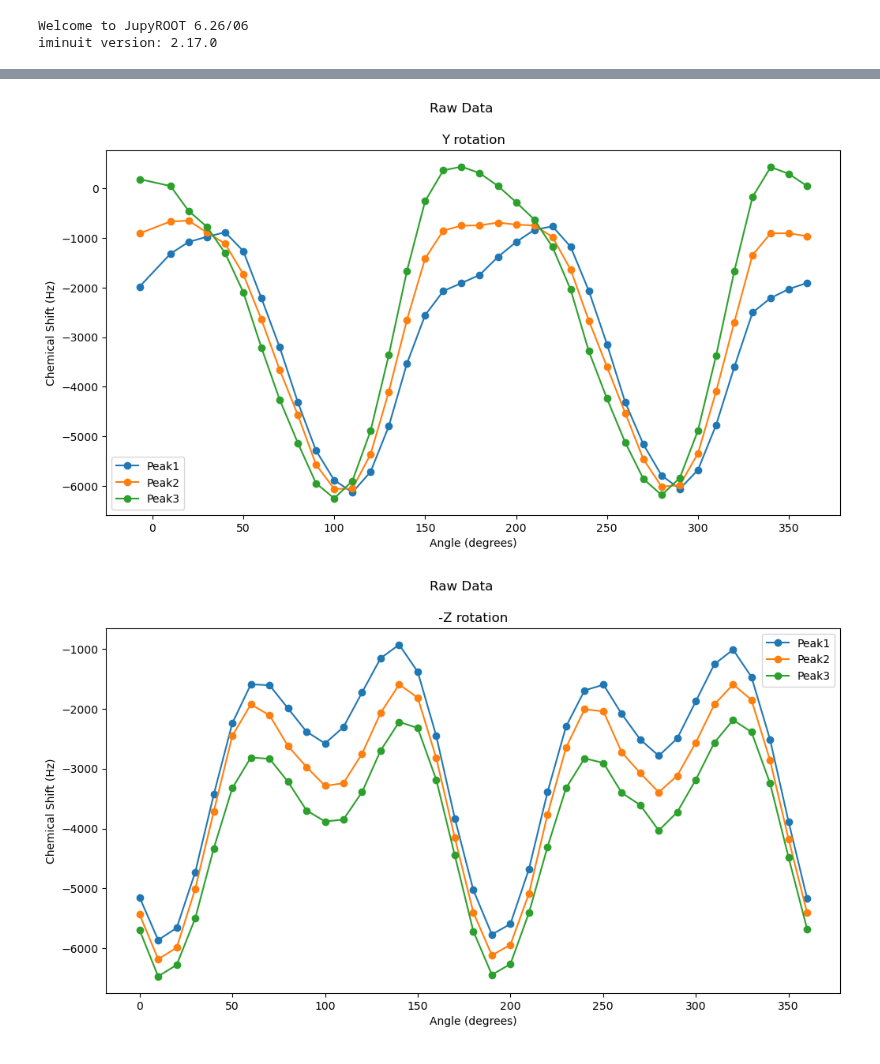
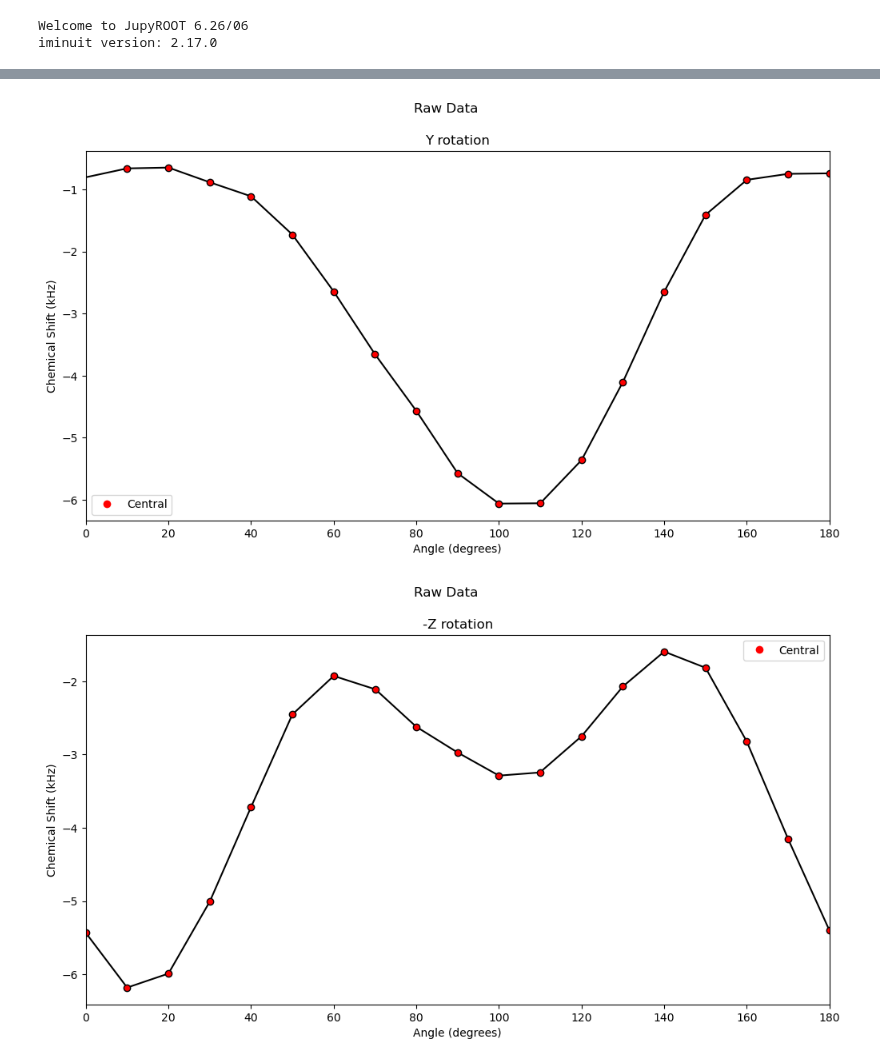
Before and after one commit to AstrobioShiva/Script_project, a Jupyter notebook: NMR_analysis/central_peak_fitting_(-)HQipc2B_cluster1.ipynb, the cells around one changed output, grey strips where cells are left out. Saved outputs shown, nothing was run; the diff lists cells and outputs as text; code cells hidden in the pictures.

```diff
--- a/NMR_analysis/central_peak_fitting_(-)HQipc2B_cluster1.ipynb
+++ b/NMR_analysis/central_peak_fitting_(-)HQipc2B_cluster1.ipynb
@@ -24,21 +27,25 @@ df[1] = pd.read_excel('//home/shiva/WMU/PhD/Scripts/phd_project/Python/NMR/Data_
 df[2] = pd.read_excel('//home/shiva/WMU/PhD/Scripts/phd_project/Python/NMR/Data_exp/B_Rotation_Plot.xlsx', sheet_name='(-)8HQ_Z_Rot', skiprows=[1])
 for i in range(3):
 
-    df[i].Cluster1Peak0 = df[i].Cluster1Peak0*w0
-    df[i].Cluster1Peak1 = df[i].Cluster1Peak1*w0
-    df[i].Cluster1Peak2 = df[i].Cluster1Peak2*w0
-
+    df[i].Cluster1Peak0 = df[i].Cluster1Peak0*w0/1000
+    df[i].Cluster1Peak1 = df[i].Cluster1Peak1*w0/1000
+    df[i].Cluster1Peak2 = df[i].Cluster1Peak2*w0/1000
     # print(df[i].Cluster1Peak1)
     plt.figure(figsize=(12, 6))
 
 
-    plt.plot(df[i].Angle, df[i].Cluster1Peak0, label = 'Peak1', marker='o')
-    plt.plot(df[i].Angle, df[i].Cluster1Peak1, label = 'Peak2', marker='o')
-    plt.plot(df[i].Angle, df[i].Cluster1Peak2, label = 'Peak3', marker='o')
+    # plt.plot(df[i].Angle, df[i].Cluster1Peak0, label = 'Peak1', marker='o')
+    plt.plot(df[i].Angle, df[i].Cluster1Peak1, label = 'Central', marker='o' ,color='black', markerfacecolor='red') #plot with black line and red circles
+    # plt.plot(df[i].Angle, df[i].Cluster1Peak2, label = 'Peak3', marker='o')
     plt.suptitle('Raw Data')
+    plt.xlim(0, 180)
     plt.xlabel('Angle (degrees)')
-    plt.ylabel('Chemical Shift (Hz)')
+    plt.ylabel('Chemical Shift (kHz)')
     plt.title(titles[i])
-    plt.legend()
+
+    # Custom legend handle (marker only)
+    marker_legend = [Line2D([0], [0], marker='o', color='w', markerfacecolor='red', markersize=8, label='Central')]
+    plt.legend(handles=marker_legend)
+
     plt.show()
 # %% [output]
@@ -46,5 +53,5 @@ for i in range(3):
-[figure, old version]
+[figure, new version]
-[figure, old version]
+[figure, new version]
 # %%
 m_Q = [0]*3
 
```
Also changed, not shown: parts of 8 cells of this notebook, 3 other files.
